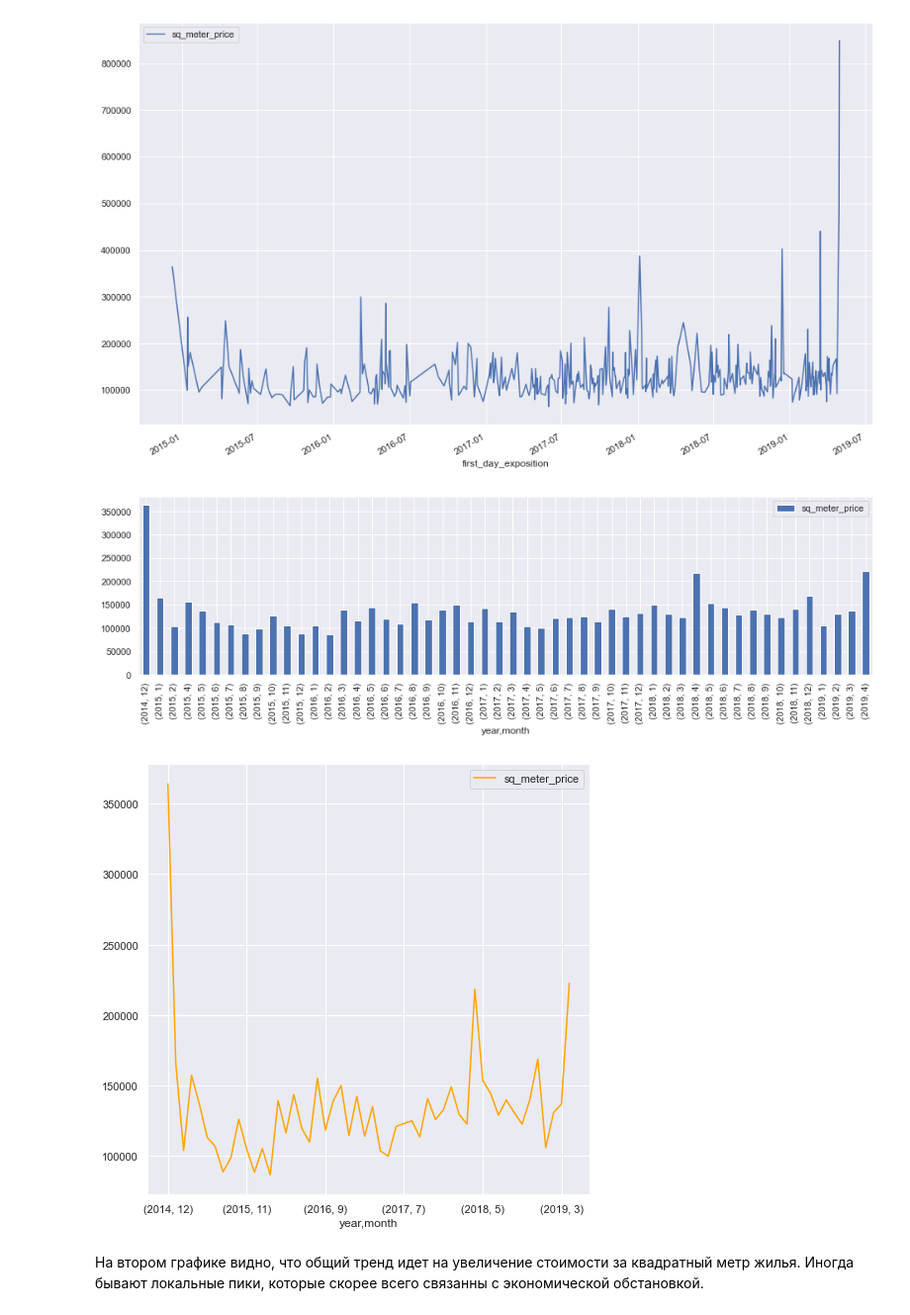
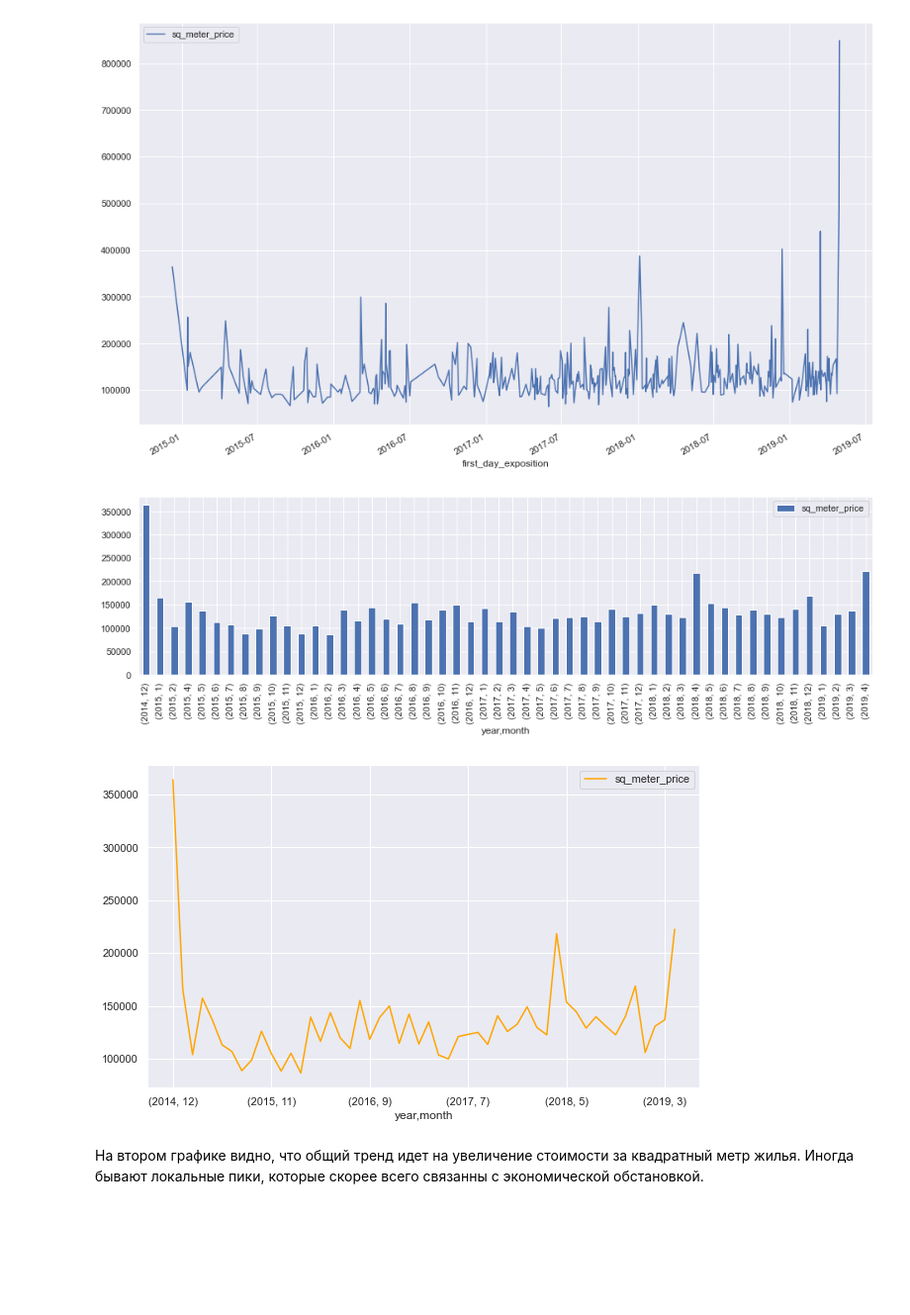
Before and after one commit to KonstantinVasilkov/YandexPracticum_projects, a Jupyter notebook: 02_Исследование рынка недвижимости/YP_DS_Lesson_2_Research-of-apartments-for-sale_Rus.ipynb, the cells around one changed output. Shown at 99% size. Drawn from its saved outputs; the diff is of its cells as text; code cells hidden in the pictures; blank space fills up the shorter version.

```diff
--- a/02_Исследование рынка недвижимости/YP_DS_Lesson_2_Research-of-apartments-for-sale_Rus.ipynb
+++ b/02_Исследование рынка недвижимости/YP_DS_Lesson_2_Research-of-apartments-for-sale_Rus.ipynb
@@ -1496,10 +1468,10 @@ dependace_date_sqmp.plot(figsize=(16,10));
 # %%
 dependace_date_sqmp = cityCenter_flats.pivot_table(index=('year', 'month'), values='sq_meter_price')
 dependace_date_sqmp.plot(kind='bar', figsize=(16,4));
-dependace_date_sqmp.plot(color='orange', figsize=(8,8));
+dependace_date_sqmp.plot(color='orange', figsize=(10,6));
 # %% [output]
 [figure]
-[figure, old version]
+[figure, new version]
 # %% [markdown]
 На втором графике видно, что общий тренд идет на увеличение стоимости за квадратный метр жилья. Иногда бывают локальные пики, которые скорее всего связанны с экономической обстановкой.
 # %% [markdown]
```
Also changed, not shown: parts of 7 cells of this notebook.
